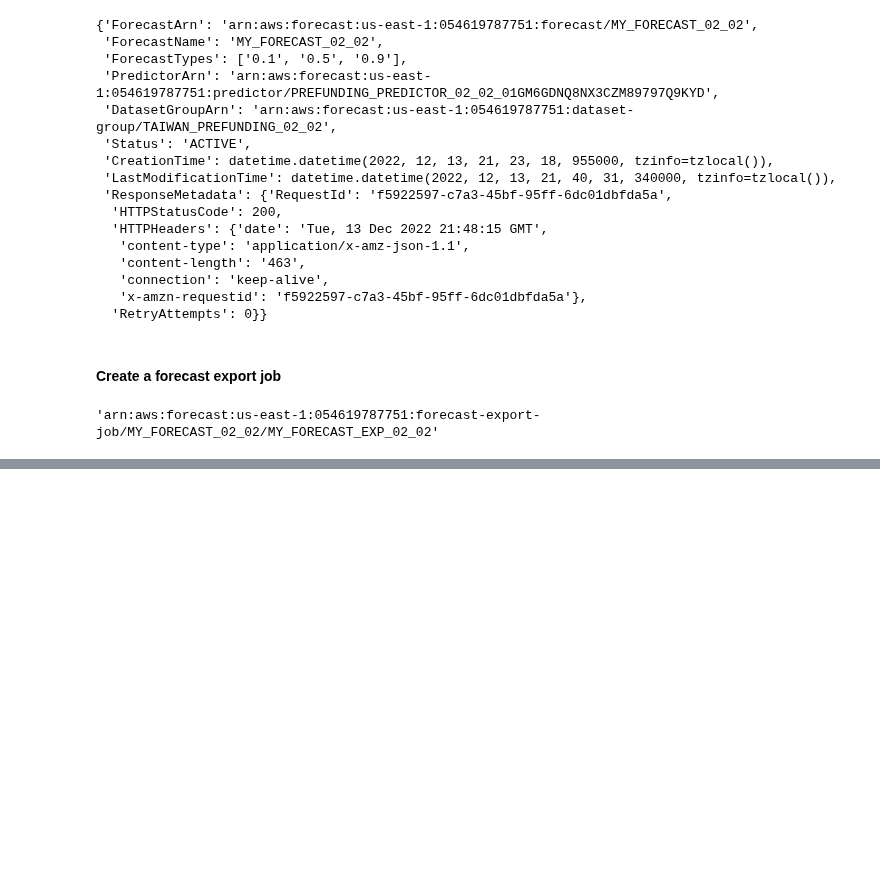
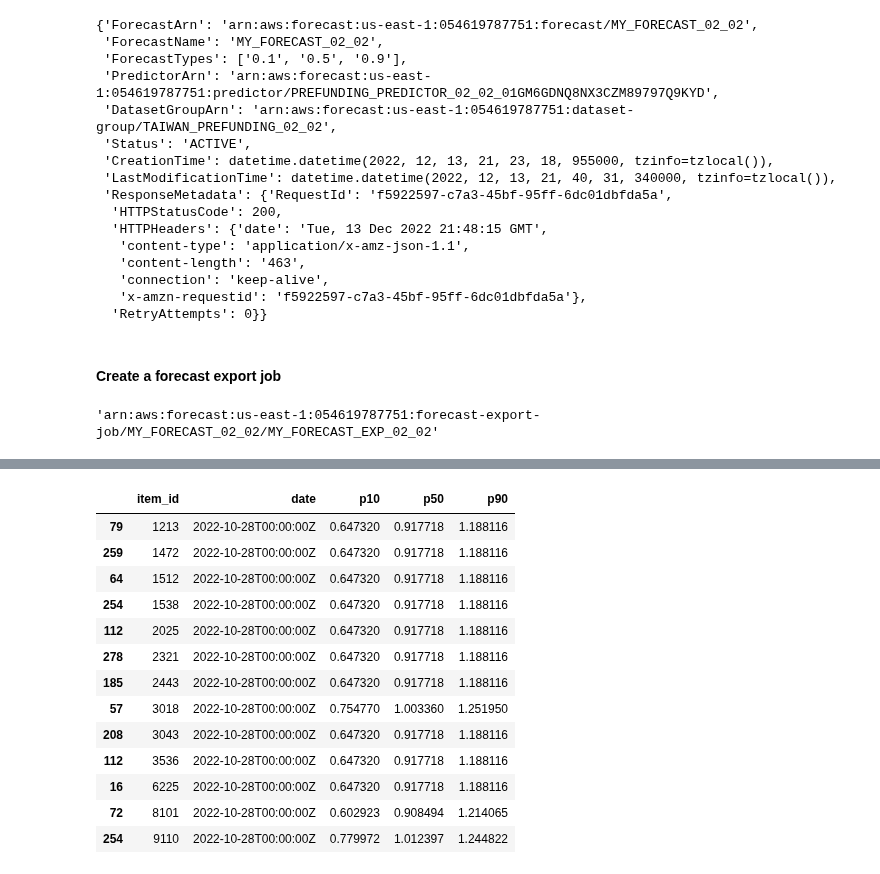
Before and after one commit to calebmcook/udacity-aws-machine-learning-nanodegree-capstone, a Jupyter notebook: 02-Forecasting.ipynb, the cells around one changed output, grey strips where cells are left out. Saved outputs shown, nothing was run; the diff lists cells and outputs as text; code cells hidden in the pictures; blank space fills up the shorter version.

```diff
--- a/02-Forecasting.ipynb
+++ b/02-Forecasting.ipynb
@@ -1560,0 +1561,8 @@ download: s3://forecast-exp-1111/my_forecast_exp02/MY_FORECAST_EXP_02_2022-12-13
+# %%
+dfs = [pd.read_csv(f) for f in glob.glob(os.path.join(os.getcwd(),"exp_02_02","*.csv"))]
+forecasts_0202 = pd.concat(dfs)
+# %%
+#watchlist actuals for 10/28
+act_1028 = pd.read_csv('./forecast_import/wl_exp02.csv')
+# %%
+act_1028 = act_1028[(act_1028['target_value']==1.0) & (act_1028['timestamp']=='2022-10-28 00:00:00')]
@@ -1560,0 +1586,18 @@ download: s3://forecast-exp-1111/my_forecast_exp02/MY_FORECAST_EXP_02_2022-12-13
+# %%
+#showing the 5-day predictions for the 13 stocks that show up on the actual watchlist for 11/01/2022:
+forecasts_0202[forecasts_0202['item_id'].isin(act_1028['item_id'].values)].sort_values(['item_id','date'])
+# %% [output]
+|  | item_id | date | p10 | p50 | p90 |
+| 79 | 1213 | 2022-10-28T00:00:00Z | 0.647320 | 0.917718 | 1.188116 |
+| 259 | 1472 | 2022-10-28T00:00:00Z | 0.647320 | 0.917718 | 1.188116 |
+| 64 | 1512 | 2022-10-28T00:00:00Z | 0.647320 | 0.917718 | 1.188116 |
+| 254 | 1538 | 2022-10-28T00:00:00Z | 0.647320 | 0.917718 | 1.188116 |
+| 112 | 2025 | 2022-10-28T00:00:00Z | 0.647320 | 0.917718 | 1.188116 |
+| 278 | 2321 | 2022-10-28T00:00:00Z | 0.647320 | 0.917718 | 1.188116 |
+| 185 | 2443 | 2022-10-28T00:00:00Z | 0.647320 | 0.917718 | 1.188116 |
+| 57 | 3018 | 2022-10-28T00:00:00Z | 0.754770 | 1.003360 | 1.251950 |
+| 208 | 3043 | 2022-10-28T00:00:00Z | 0.647320 | 0.917718 | 1.188116 |
+| 112 | 3536 | 2022-10-28T00:00:00Z | 0.647320 | 0.917718 | 1.188116 |
+| 16 | 6225 | 2022-10-28T00:00:00Z | 0.647320 | 0.917718 | 1.188116 |
+| 72 | 8101 | 2022-10-28T00:00:00Z | 0.602923 | 0.908494 | 1.214065 |
+| 254 | 9110 | 2022-10-28T00:00:00Z | 0.779972 | 1.012397 | 1.244822 |
```
Also changed, not shown: parts of 4 cells of this notebook, 6 other files.
